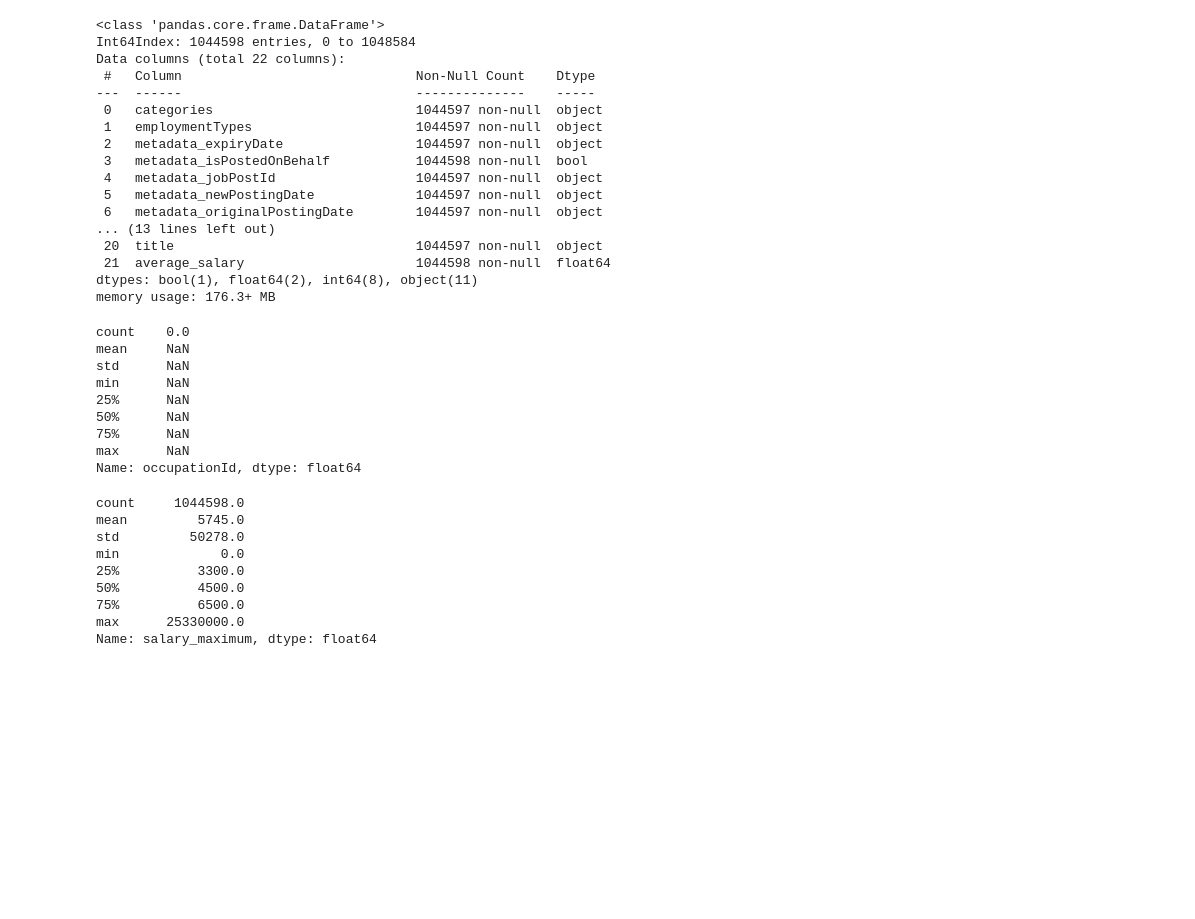
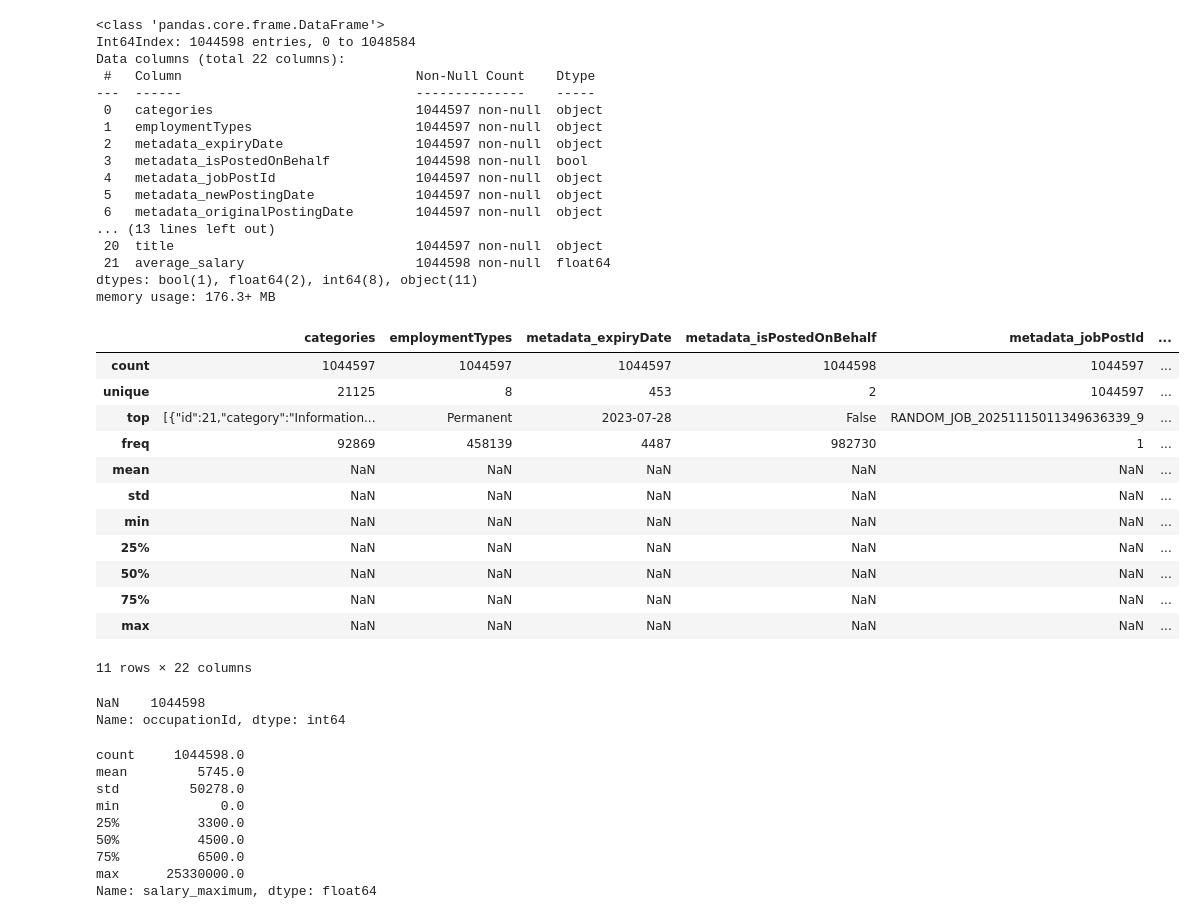
Before and after one commit to codeforlife888/DSAI6-Assignment1, a Jupyter notebook: notebooks/EDA1.ipynb, the cells around one changed output. Drawn from its saved outputs; the diff is of its cells as text; code cells hidden in the pictures; blank space fills up the shorter version.

```diff
--- a/notebooks/EDA1.ipynb
+++ b/notebooks/EDA1.ipynb
@@ -81,19 +81,29 @@ Data columns (total 22 columns):
  21  average_salary                      1044598 non-null  float64
 dtypes: bool(1), float64(2), int64(8), object(11)
 memory usage: 176.3+ MB
-# %%
-# Check on occupationId column: all values are null, so we can drop this column
-df["occupationId"].describe()
-# %% [output]
-count    0.0
-mean     NaN
-std      NaN
-min      NaN
-25%      NaN
-50%      NaN
-75%      NaN
-max      NaN
-Name: occupationId, dtype: float64
+# %%
+# view the dataframe and check the data types and count of non-null values
+df.describe(include="all").round(1)
+# %% [output]
+|  | categories | employmentTypes | metadata_expiryDate | metadata_isPostedOnBehalf | metadata_jobPostId | ... |
+| count | 1044597 | 1044597 | 1044597 | 1044598 | 1044597 | ... |
+| unique | 21125 | 8 | 453 | 2 | 1044597 | ... |
+| top | [{"id":21,"category":"Information... | Permanent | 2023-07-28 | False | RANDOM_JOB_20251115011349636339_9 | ... |
+| freq | 92869 | 458139 | 4487 | 982730 | 1 | ... |
+| mean | NaN | NaN | NaN | NaN | NaN | ... |
+| std | NaN | NaN | NaN | NaN | NaN | ... |
+| min | NaN | NaN | NaN | NaN | NaN | ... |
+| 25% | NaN | NaN | NaN | NaN | NaN | ... |
+| 50% | NaN | NaN | NaN | NaN | NaN | ... |
+| 75% | NaN | NaN | NaN | NaN | NaN | ... |
+| max | NaN | NaN | NaN | NaN | NaN | ... |
+11 rows × 22 columns
+# %%
+# check on "occupationID" column:
+df["occupationId"].value_counts(dropna=False)
+# %% [output]
+NaN    1044598
+Name: occupationId, dtype: int64
 # %%
 # drop column "ocupationId as all values are null
 df = df.drop(columns=["occupationId"])
```
Also changed, not shown: parts of 11 cells of this notebook.
